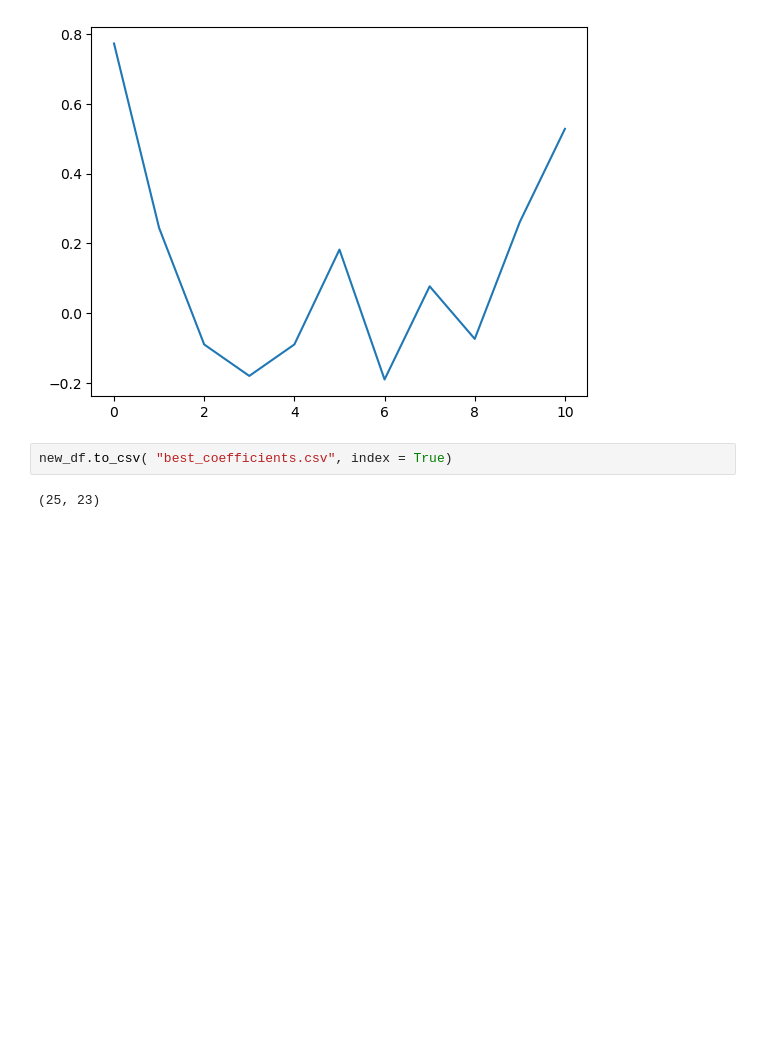
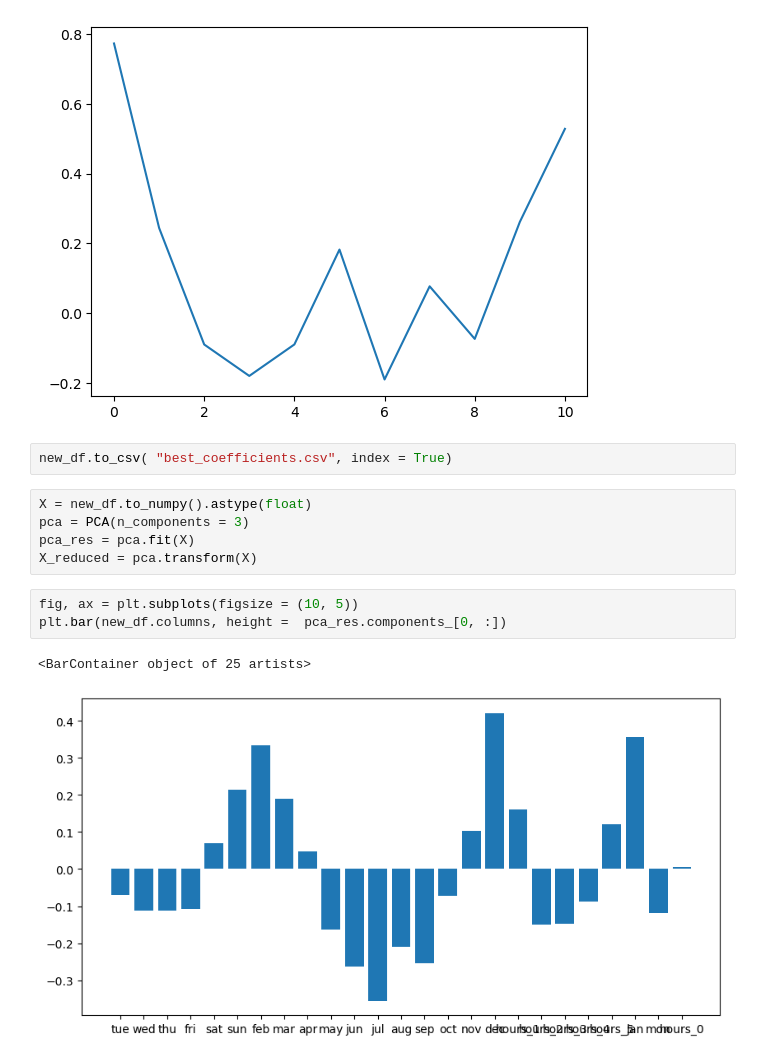
Before and after one commit to 000rla/demand-MFC-jamboree-2026, a Jupyter notebook: clustering.ipynb, the cells around one changed output. Drawn from its saved outputs; the diff is of its cells as text; blank space fills up the shorter version.

```diff
--- a/clustering.ipynb
+++ b/clustering.ipynb
@@ -55,5 +55,13 @@ plt.plot(new_df[months][new_df.index == "POR"].to_numpy()[0])
 # %%
 new_df.to_csv( "best_coefficients.csv", index = True)
 # %%
+X = new_df.to_numpy().astype(float)
+pca = PCA(n_components = 3)
+pca_res = pca.fit(X)
+X_reduced = pca.transform(X)
-# %% [output]
-(25, 23)
+# %%
+fig, ax = plt.subplots(figsize = (10, 5))
+plt.bar(new_df.columns, height =  pca_res.components_[0, :])
+# %% [output]
+<BarContainer object of 25 artists>
+[figure, added]
```
Also changed, not shown: parts of 8 cells of this notebook.
